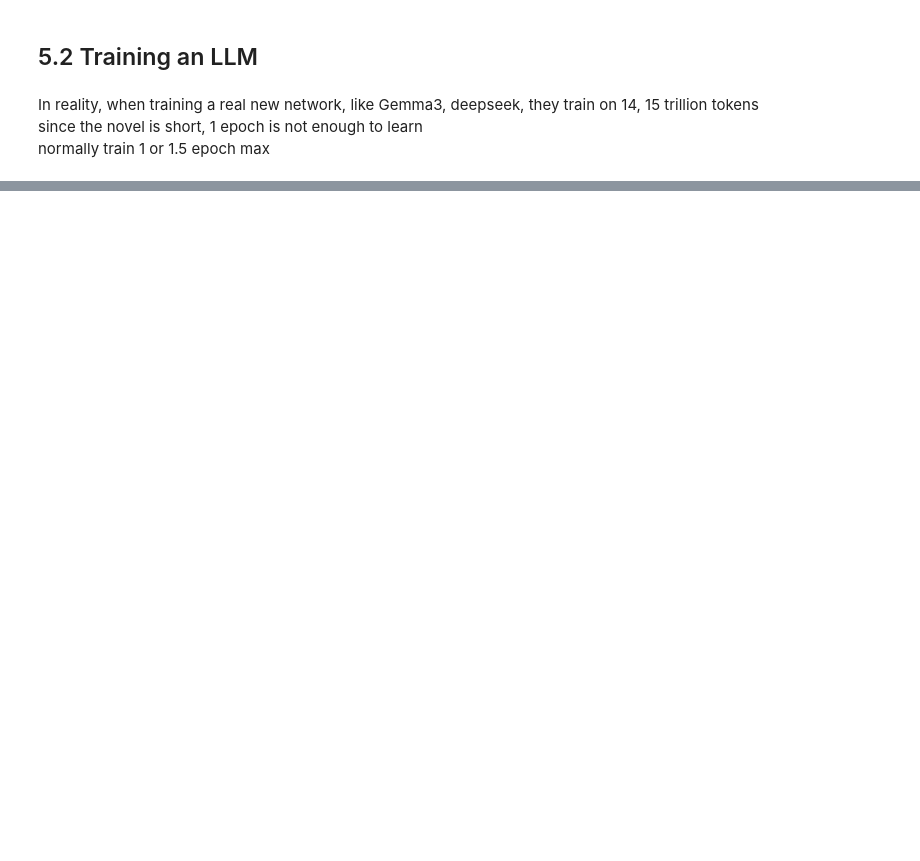
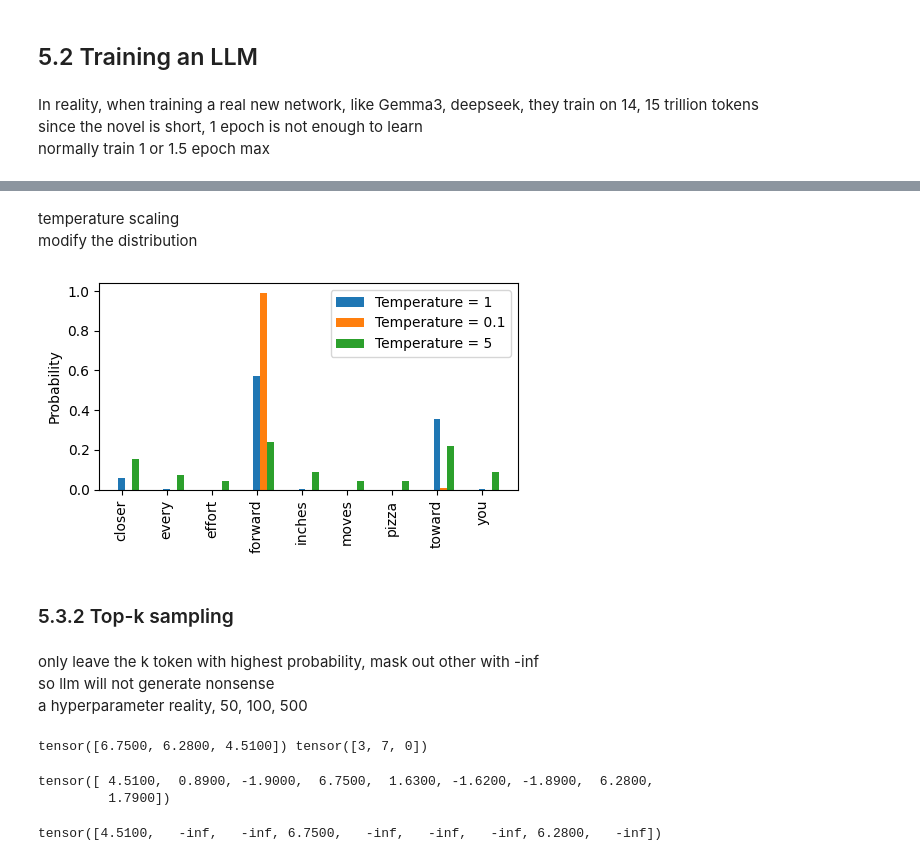
Before and after one commit to yukno1/LLM-from-scratch, a Jupyter notebook: GPT-2-from-scratch/5 Pretraining on unlabeled data.ipynb, the cells around one changed output, grey strips where cells are left out. Saved outputs shown, nothing was run; the diff lists cells and outputs as text; code cells hidden in the pictures; blank space fills up the shorter version.

```diff
--- a/GPT-2-from-scratch/5 Pretraining on unlabeled data.ipynb
+++ b/GPT-2-from-scratch/5 Pretraining on unlabeled data.ipynb
@@ -393,0 +490,7 @@ NameError: name 'model' is not defined
+# %%
+# Suppose input is "every effort moves you", and the LLM
+# returns the following logits for the next token:
+next_token_logits = torch.tensor(
+    [4.51, 0.89, -1.90, 6.75, 1.63, -1.62, -1.89, 6.28, 1.79]
+)
+# deliberately given
@@ -393,0 +535,57 @@ NameError: name 'model' is not defined
+# %% [markdown]
+temperature scaling\
+modify the distribution
+# %%
+def softmax_with_temperature(logits, temperature):
+    scaled_logits = logits / temperature
+    return torch.softmax(scaled_logits, dim=0)
+# %%
+temperatures = [1, 0.1, 5]
+# %%
+scaled_probas = [softmax_with_temperature(next_token_logits, T) for T in temperatures]
+# %%
+# Plotting
+x = torch.arange(len(vocab))
+bar_width = 0.15
+
+fig, ax = plt.subplots(figsize=(5, 3))
+for i, T in enumerate(temperatures):
+    rects = ax.bar(x + i * bar_width, scaled_probas[i], bar_width, label=f'Temperature = {T}')
+
+ax.set_ylabel('Probability')
+ax.set_xticks(x)
+ax.set_xticklabels(vocab.keys(), rotation=90)
+ax.legend()
+
+plt.tight_layout()
+plt.savefig("temperature-plot.pdf")
+plt.show()
+# %% [output]
+[figure, added]
+# %% [markdown]
+### 5.3.2 Top-k sampling
+# %% [markdown]
+only leave the k token with highest probability, mask out other with -inf\
+so llm will not generate nonsense\
+a hyperparameter
+reality, 50, 100, 500
+# %%
+top_k = 3
+top_logits, top_pos = torch.topk(next_token_logits, top_k)
+print(top_logits, top_pos)
+# %% [output]
+tensor([6.7500, 6.2800, 4.5100]) tensor([3, 7, 0])
+# %%
+next_token_logits
+# %% [output]
+tensor([ 4.5100,  0.8900, -1.9000,  6.7500,  1.6300, -1.6200, -1.8900,  6.2800,
+         1.7900])
+# %%
+new_logits = torch.where(
+    condition=(next_token_logits < top_logits[-1]),
+    input=torch.tensor(float("-inf")),
+    other=next_token_logits,
+)
+new_logits
+# %% [output]
+tensor([4.5100,   -inf,   -inf, 6.7500,   -inf,   -inf,   -inf, 6.2800,   -inf])
```
Also changed, not shown: parts of 38 cells of this notebook, 2 other files.
